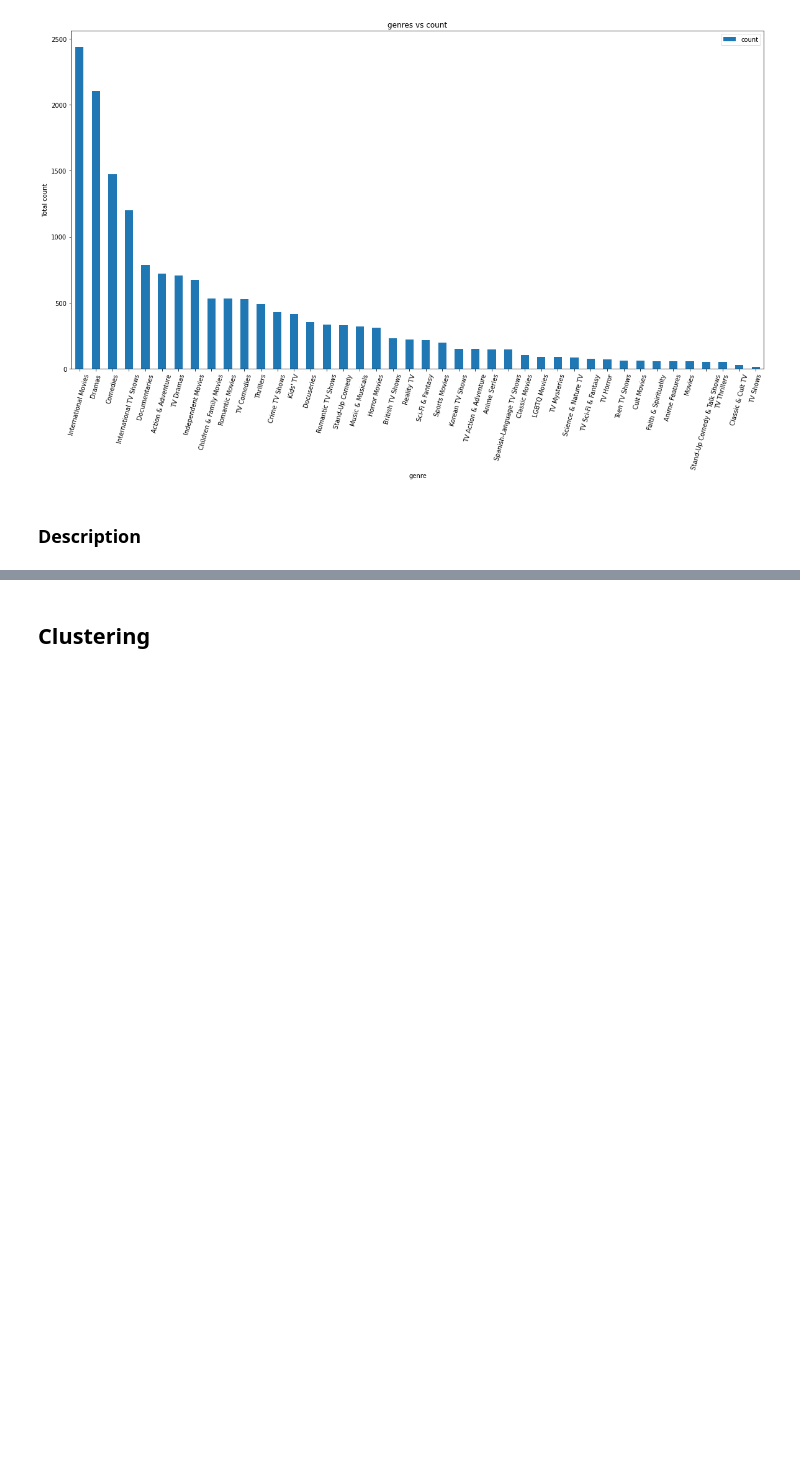
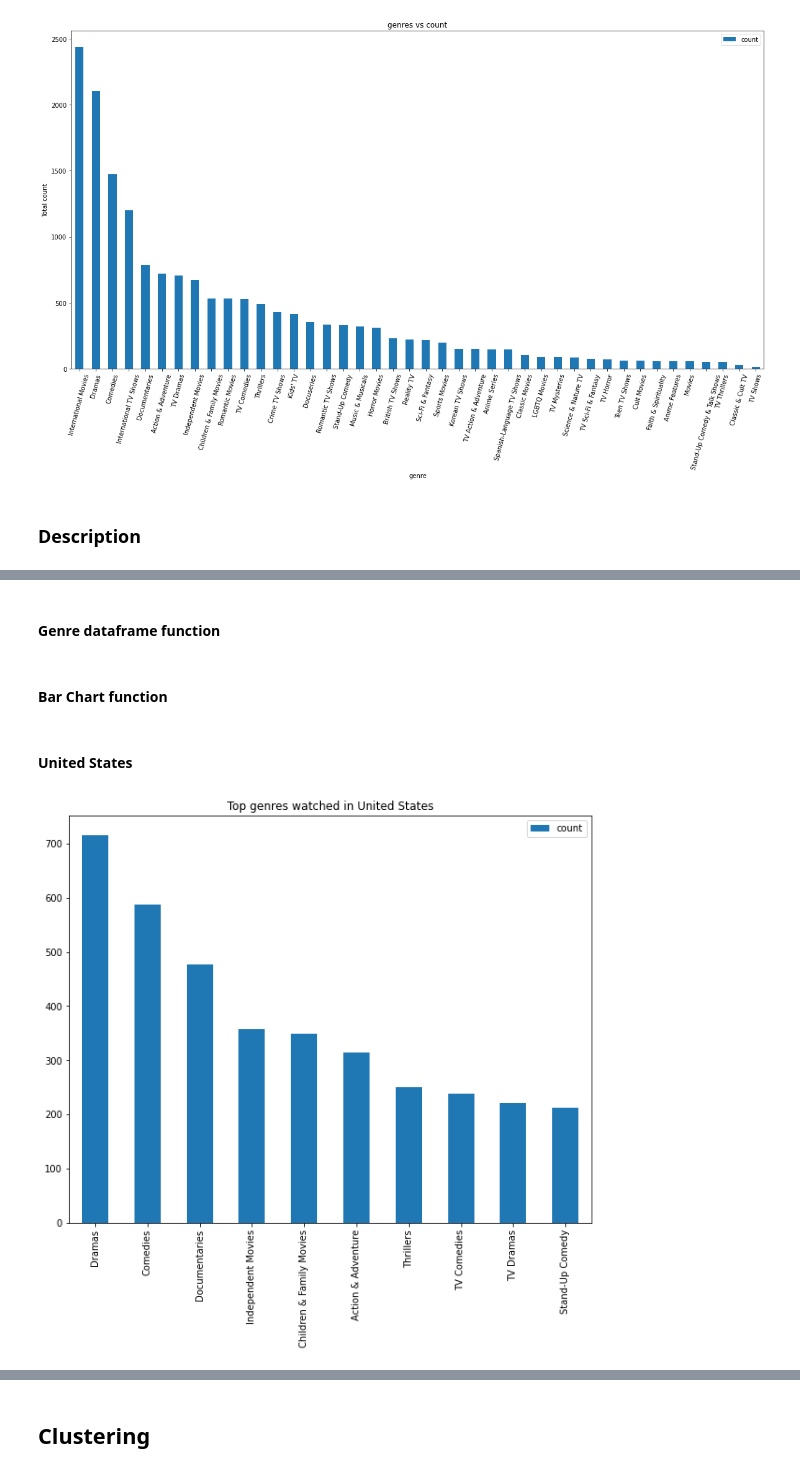
Before and after one commit to jatinsharma16/Capstone-Project-Unsupervised, a Jupyter notebook: Netflix_movie_and_TV_show_clustering.ipynb, the cells around one changed output, grey strips where cells are left out. Saved outputs shown, nothing was run; the diff lists cells and outputs as text; code cells hidden in the pictures; blank space fills up the shorter version.

```diff
--- a/Netflix_movie_and_TV_show_clustering.ipynb
+++ b/Netflix_movie_and_TV_show_clustering.ipynb
@@ -556,0 +557,35 @@ plt.show()
+# %% [markdown]
+#### Genre dataframe function
+# %%
+def country_genre_count(df, country_name):
+  country_genre_dict = {}
+  for index, item in df.iterrows():
+    if(type(item['country']) == str):
+      countries = item['country'].split(', ')
+      if country_name in countries:
+        gen_list = []
+        gen_list.extend(item['listed_in'].split(', '))
+        for genre in gen_list:
+          if genre in country_genre_dict:
+            country_genre_dict[genre] += 1
+          if genre not in country_genre_dict:
+            country_genre_dict[genre] = 1
+
+  genre_dict_df = pd.DataFrame.from_dict(country_genre_dict, orient='index', columns = ['count'])
+  genre_dict_df = genre_dict_df.sort_values('count', ascending = False)
+  return genre_dict_df.head(10)
+# %% [markdown]
+#### Bar Chart function
+# %%
+def bar_chart(country_data, name):
+  plt.rcParams["figure.figsize"] = (10,8)
+  country_data.plot(kind = 'bar')
+  plt.title(f'Top genres watched in {name}')
+  plt.show()
+# %% [markdown]
+#### United States
+# %%
+us_genre = country_genre_count(df, 'United States')
+bar_chart(us_genre, 'United States')
+# %% [output]
+[figure, added]
```
Also changed, not shown: parts of 48 cells of this notebook.
